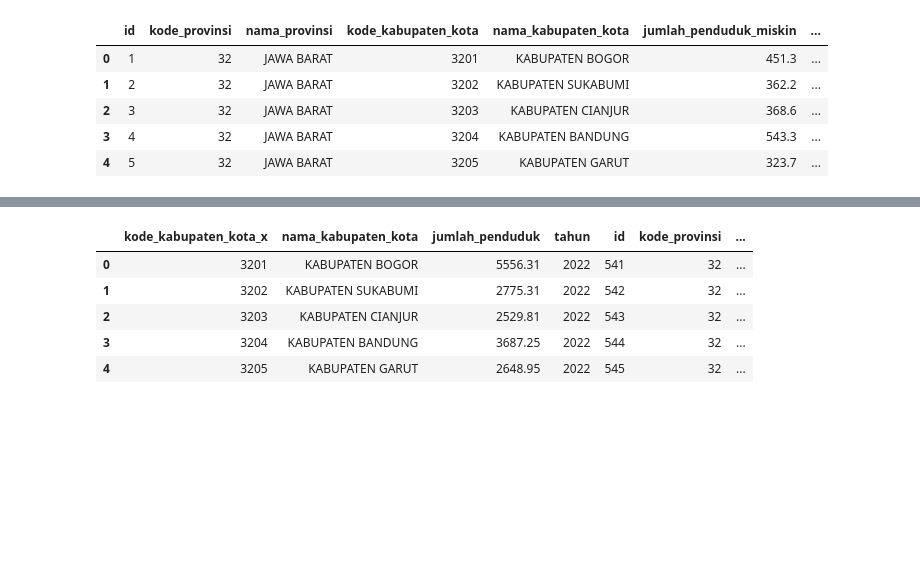
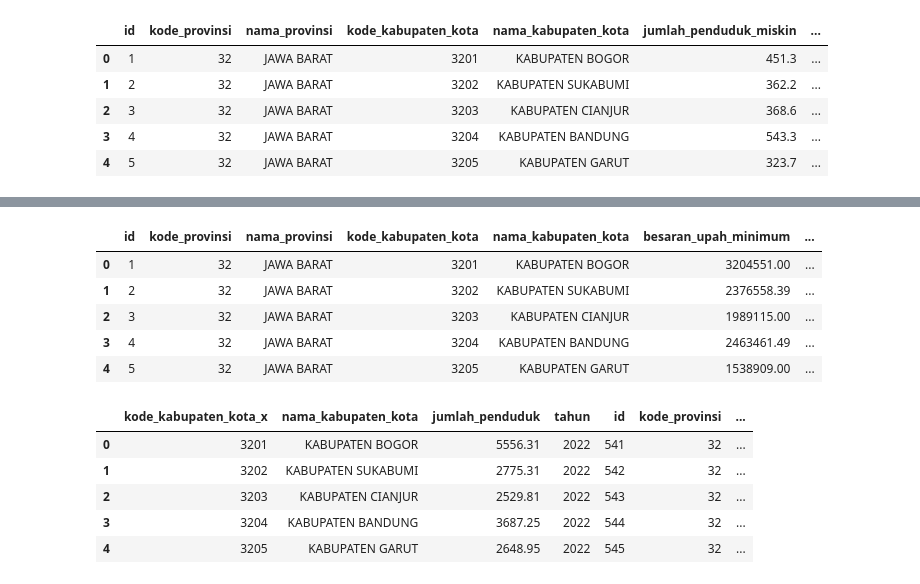
Before and after one commit to RayVonReinhafer/Streamlit_kelompok_9_pagiC, a Jupyter notebook: Uas_Kelompok_9_Final.ipynb, the cells around one changed output, grey strips where cells are left out. Cells and saved outputs as stored; diff of their text form; code cells hidden in the pictures; blank space fills up the shorter version.

```diff
--- a/Uas_Kelompok_9_Final.ipynb
+++ b/Uas_Kelompok_9_Final.ipynb
@@ -18,6 +19,7 @@ df1 = pd.read_csv("penduduk.csv", sep=';')
 df2 = pd.read_csv("penduduk_miskin.csv", sep=';')
 df3 = pd.read_csv("avg.csv", sep=';')
 df4 = pd.read_csv("tpak.csv", sep=';')
+df5 = pd.read_csv("umr.csv", sep=';')
 # %%
 # Membersihkan kolom numerik di tiap dataframe: mengubah koma ke titik dan konversi ke angka
 numeric_cols = [
@@ -73,3 +76,12 @@ df4.head()
+# %%
+df5.head()
+# %% [output]
+|  | id | kode_provinsi | nama_provinsi | kode_kabupaten_kota | nama_kabupaten_kota | besaran_upah_minimum | ... |
+| 0 | 1 | 32 | JAWA BARAT | 3201 | KABUPATEN BOGOR | 3204551.00 | ... |
+| 1 | 2 | 32 | JAWA BARAT | 3202 | KABUPATEN SUKABUMI | 2376558.39 | ... |
+| 2 | 3 | 32 | JAWA BARAT | 3203 | KABUPATEN CIANJUR | 1989115.00 | ... |
+| 3 | 4 | 32 | JAWA BARAT | 3204 | KABUPATEN BANDUNG | 2463461.49 | ... |
+| 4 | 5 | 32 | JAWA BARAT | 3205 | KABUPATEN GARUT | 1538909.00 | ... |
 # %%
 # 1. Memilah kolom penting dari df1 dan menyaring data hanya untuk tahun 2022–2024
 df1 = df1[[
```
Also changed, not shown: parts of 24 cells of this notebook, 6 other files.
